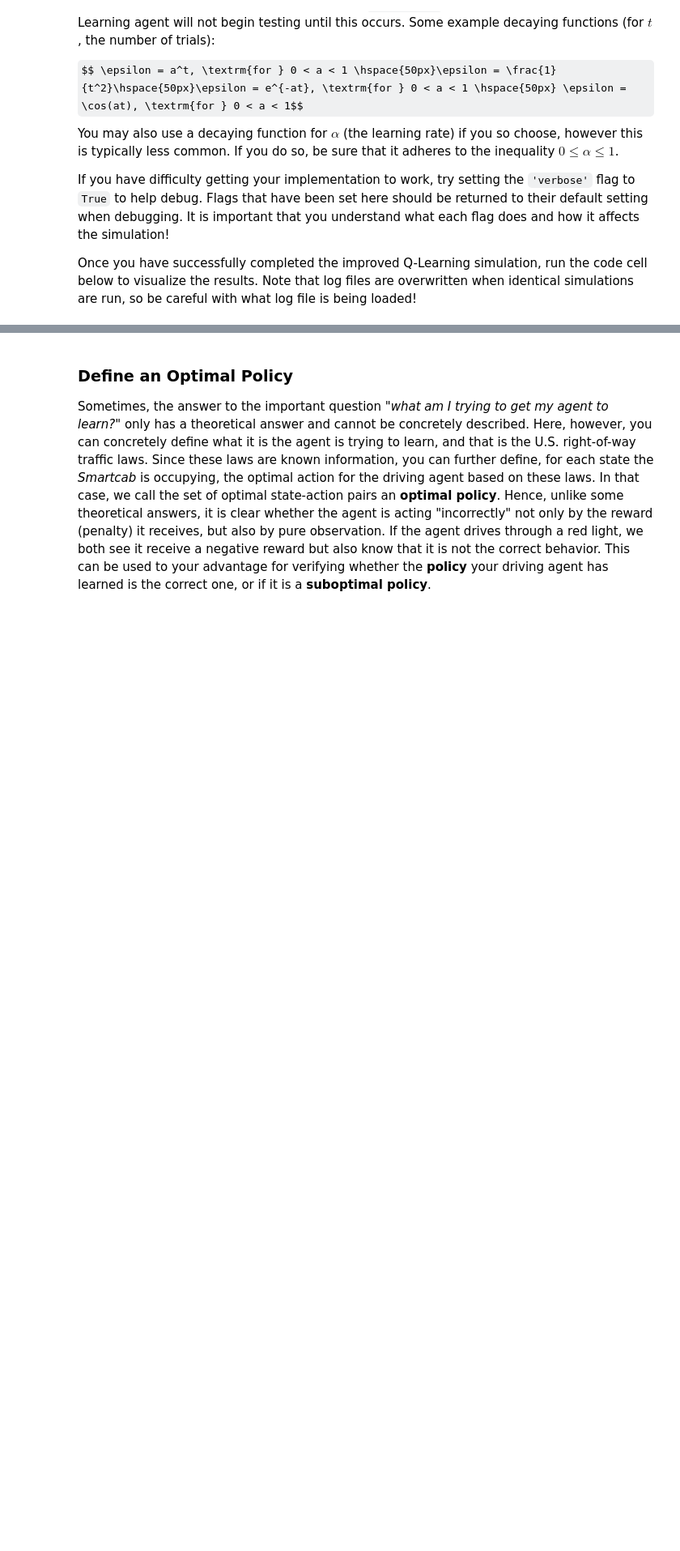
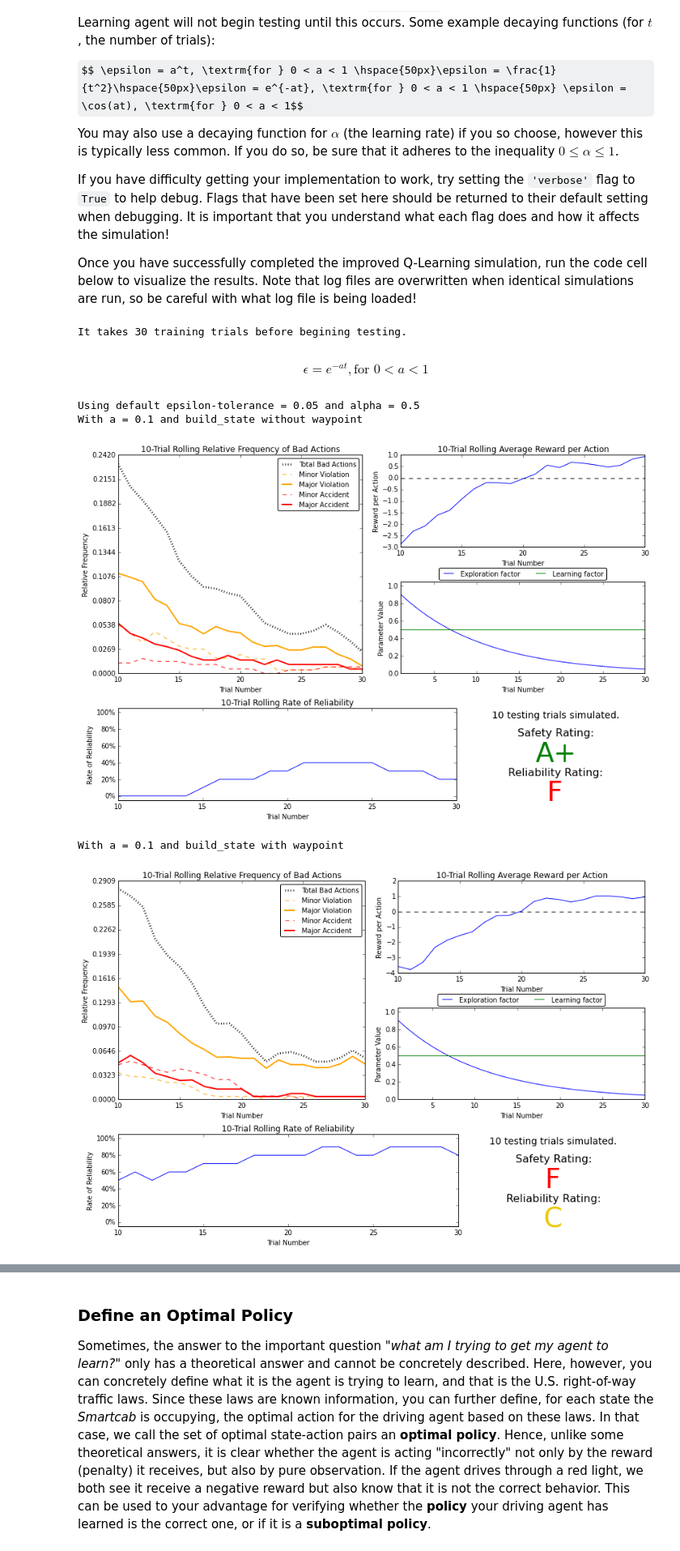
Before and after one commit to snowdj/MLND_smartcab, a Jupyter notebook: smartcab.ipynb, the cells around one changed output, grey strips where cells are left out. Shown at 81% size. Drawn from its saved outputs; the diff is of its cells as text; code cells hidden in the pictures; some formulas as TeX source; blank space fills up the shorter version.

```diff
--- a/smartcab.ipynb
+++ b/smartcab.ipynb
@@ -226,0 +224,28 @@ vs.plot_trials('sim_improved-learning.csv')
+# %%
+import math
+# \epsilon = e^{-at}, \textrm{for } 0 < a < 1
+print "It takes {:2.0f} training trials before begining testing. ".format(math.ceil(math.log(0.05)/(-0.1)))
+# %% [output]
+It takes 30 training trials before begining testing.
+# %%
+#
+# https://williewong.wordpress.com/2012/07/24/using-ipython-notebook-for-manual-computations/
+import my_mathjax as mj
+m = mj.math_expr([r"\epsilon = e^{-at}, \textrm{for } 0 < a < 1 "])
+m.show()
+
+print "Using default epsilon-tolerance = 0.05 and alpha = 0.5"
+
+# # Load the 'sim_improved-learning' file from the improved Q-Learning simulation
+print "With a = 0.1 and build_state without waypoint"
+vs.plot_trials('sim_improved-learning_exp_10_no_wp.csv')
+
+print "With a = 0.1 and build_state with waypoint"
+vs.plot_trials('sim_improved-learning_exp_10_with_wp.csv')
+# %% [output]
+$$\epsilon = e^{-at}, \textrm{for } 0 < a < 1 $$
+Using default epsilon-tolerance = 0.05 and alpha = 0.5
+With a = 0.1 and build_state without waypoint
+[figure, added]
+With a = 0.1 and build_state with waypoint
+[figure, added]
```
Also changed, not shown: parts of 5 cells of this notebook, 2 other files.
